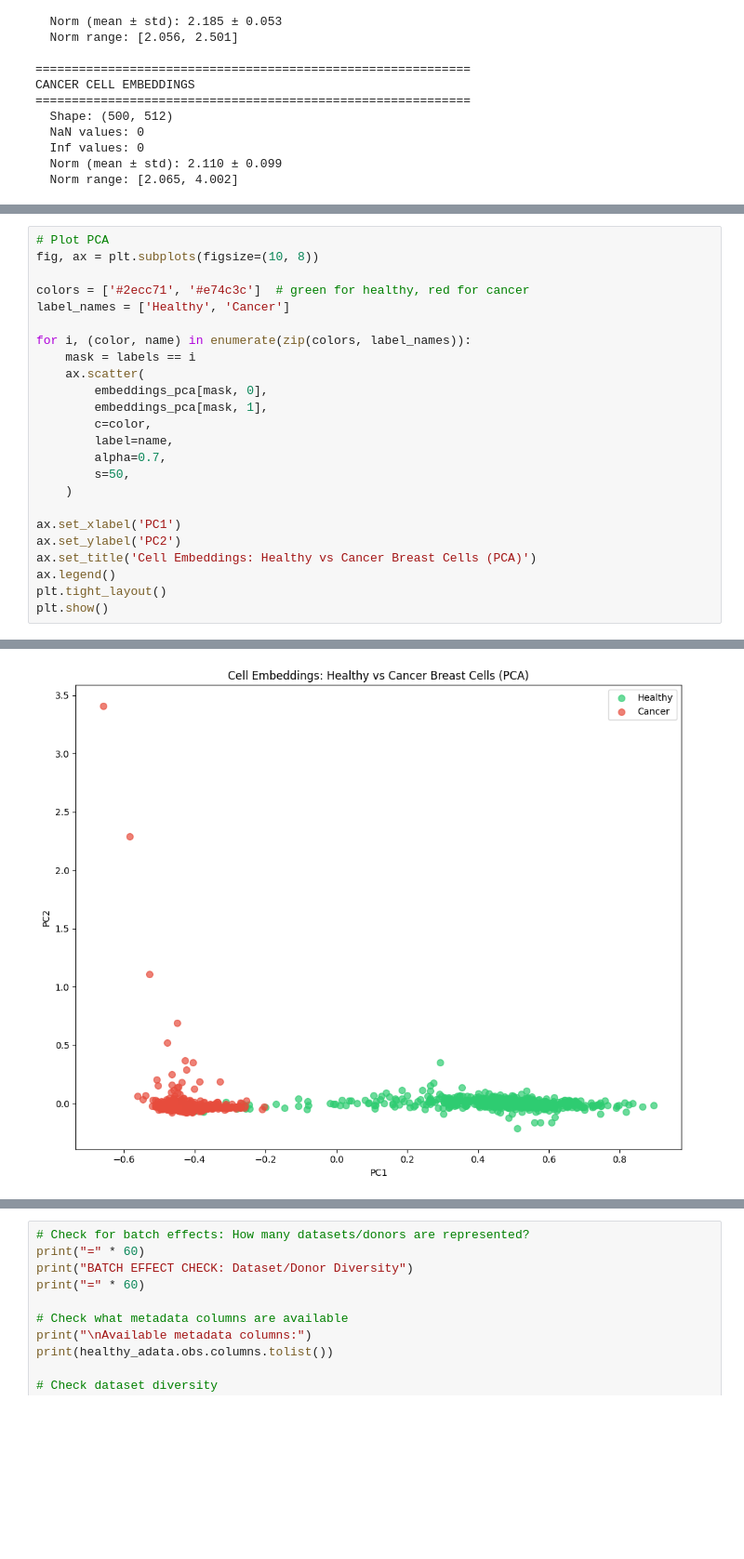
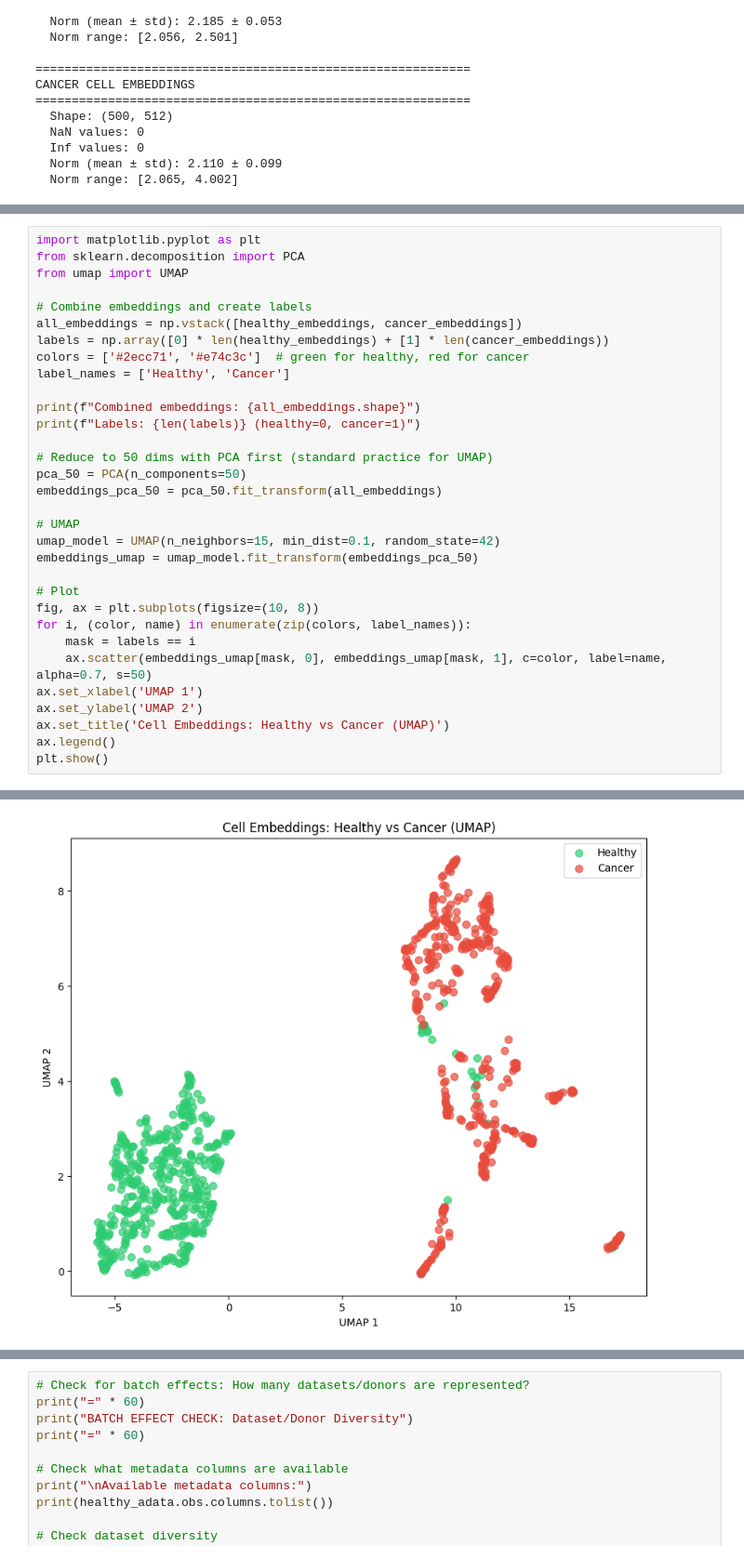
Before and after one commit to jason-zhao-git/FuncCell, a Jupyter notebook: notebooks/test_cell_embeddings.ipynb, the cells around one changed output, grey strips where cells are left out. Shown: that part at 93% size. Saved outputs shown, nothing was run; the diff lists cells and outputs as text; blank space fills up the shorter version.

```diff
--- a/notebooks/test_cell_embeddings.ipynb
+++ b/notebooks/test_cell_embeddings.ipynb
@@ -275,25 +250,33 @@ PC1: 76.4%, PC2: 7.7%
 # %%
-# Plot PCA
-fig, ax = plt.subplots(figsize=(10, 8))
+import matplotlib.pyplot as plt
+from sklearn.decomposition import PCA
+from umap import UMAP
 
+# Combine embeddings and create labels
+all_embeddings = np.vstack([healthy_embeddings, cancer_embeddings])
+labels = np.array([0] * len(healthy_embeddings) + [1] * len(cancer_embeddings))
 colors = ['#2ecc71', '#e74c3c']  # green for healthy, red for cancer
 label_names = ['Healthy', 'Cancer']
 
+print(f"Combined embeddings: {all_embeddings.shape}")
+print(f"Labels: {len(labels)} (healthy=0, cancer=1)")
+
+# Reduce to 50 dims with PCA first (standard practice for UMAP)
+pca_50 = PCA(n_components=50)
+embeddings_pca_50 = pca_50.fit_transform(all_embeddings)
+
+# UMAP
+umap_model = UMAP(n_neighbors=15, min_dist=0.1, random_state=42)
+embeddings_umap = umap_model.fit_transform(embeddings_pca_50)
+
+# Plot
+fig, ax = plt.subplots(figsize=(10, 8))
 for i, (color, name) in enumerate(zip(colors, label_names)):
     mask = labels == i
-    ax.scatter(
-        embeddings_pca[mask, 0],
-        embeddings_pca[mask, 1],
-        c=color,
-        label=name,
-        alpha=0.7,
-        s=50,
-    )
-
-ax.set_xlabel('PC1')
-ax.set_ylabel('PC2')
-ax.set_title('Cell Embeddings: Healthy vs Cancer Breast Cells (PCA)')
+    ax.scatter(embeddings_umap[mask, 0], embeddings_umap[mask, 1], c=color, label=name, alpha=0.7, s=50)
+ax.set_xlabel('UMAP 1')
+ax.set_ylabel('UMAP 2')
+ax.set_title('Cell Embeddings: Healthy vs Cancer (UMAP)')
 ax.legend()
-plt.tight_layout()
 plt.show()
 # %% [output]
@@ -300 +291 @@ plt.show()
-[figure, old version]
+[figure, new version]
```
Also changed, not shown: parts of 27 cells of this notebook.
